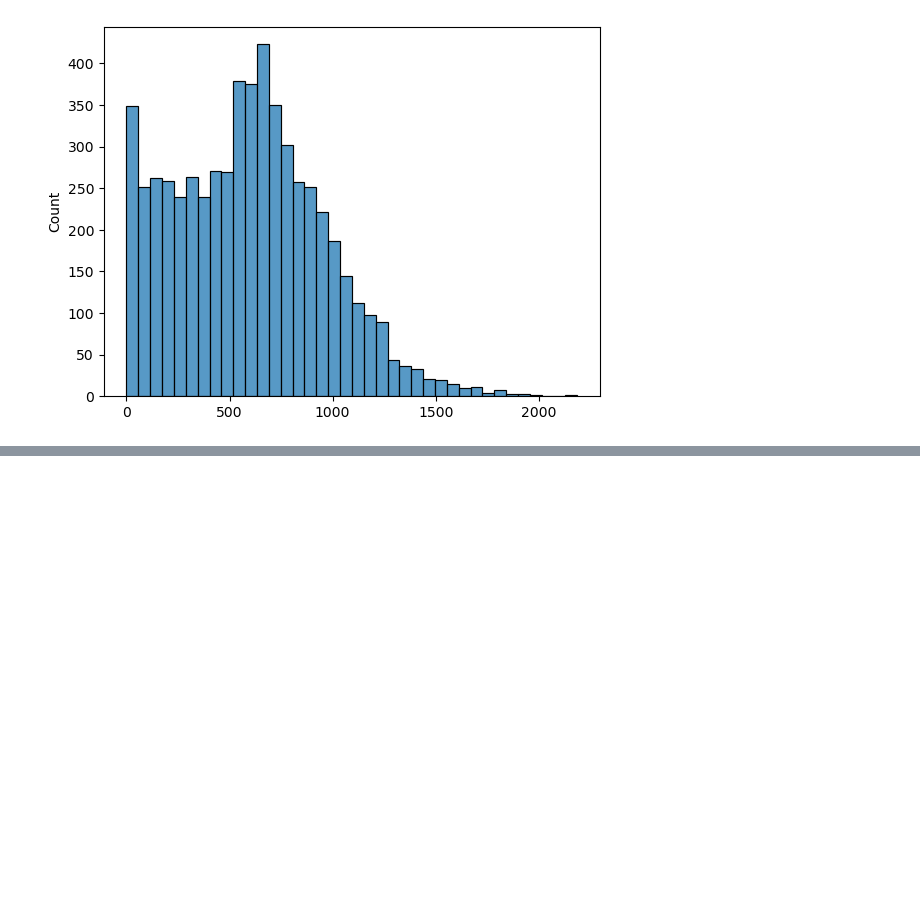
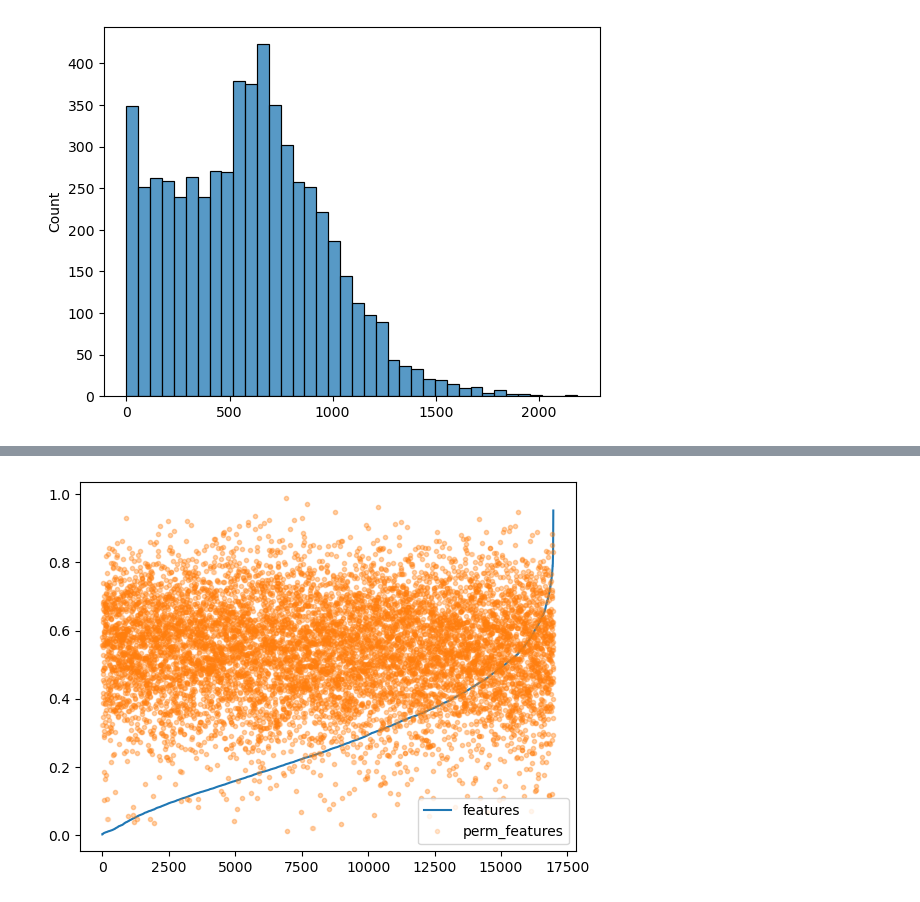
Before and after one commit to nyanovsky/tesis, a Jupyter notebook: exploration/feature_analysis.ipynb, the cells around one changed output, grey strips where cells are left out. Drawn from its saved outputs; the diff is of its cells as text; code cells hidden in the pictures; blank space fills up the shorter version.

```diff
--- a/exploration/feature_analysis.ipynb
+++ b/exploration/feature_analysis.ipynb
@@ -453,0 +488,43 @@ plt.show()
+# %%
+def get_edge_feature_tensors(edge_index, normalize = True):
+    """
+    given edge_index of shape (2,num_edges), returns two tensors of shape (2,num_edges,feature_dim),
+    where the first one corresponds to edge features (i.e features_src, features_trgt), and the second one
+    to shuffled edge features.
+
+    normalize: normalize features by their L2 norm. default True.
+    """
+
+    src_features = gene_feature_tensor[[node_features_idxs[src.item()] for src in edge_index[0]]]
+    trgt_features = gene_feature_tensor[[node_features_idxs[trgt.item()] for trgt in edge_index[1]]]
+
+    perm_src_features = gene_feature_tensor[[perm_node_features_idxs[src.item()] for src in edge_index[0]]]
+    perm_trgt_features = gene_feature_tensor[[perm_node_features_idxs[trgt.item()] for trgt in edge_index[1]]]
+
+
+    if normalize:
+        src_features = src_features/src_features.norm(dim=1,keepdim=True)
+        trgt_features = trgt_features/trgt_features.norm(dim=1,keepdim=True)
+
+        perm_src_features = perm_src_features/perm_src_features.norm(dim=1,p=2,keepdim=True)
+        perm_trgt_features = perm_trgt_features/perm_trgt_features.norm(dim=1,p=2, keepdim=True)
+
+    return torch.stack((src_features,trgt_features), dim=0), torch.stack((perm_src_features,perm_trgt_features),dim=0)
+# %%
+edge_features, perm_edge_features = get_edge_feature_tensors(edges_with_features)
+# %%
+def edge_cos_dist(edge_features, perm_edge_features):
+    cos_edges = 1-((edge_features[0]*edge_features[1]).sum(dim=1))
+    cos_edges_perm = 1-((perm_edge_features[0]*perm_edge_features[1]).sum(dim=1))
+
+    return cos_edges, cos_edges_perm
+# %%
+cos_edges, cos_edges_perm = edge_cos_dist(edge_features, perm_edge_features)
+ordered_cos_idxs = np.argsort(cos_edges)
+# %%
+plt.plot(cos_edges[ordered_cos_idxs], label="features")
+plt.plot(cos_edges_perm[ordered_cos_idxs], ".", alpha=0.2, label="perm_features")
+plt.legend()
+plt.show()
+# %% [output]
+[figure, added]
```
Also changed, not shown: parts of 30 cells of this notebook.
